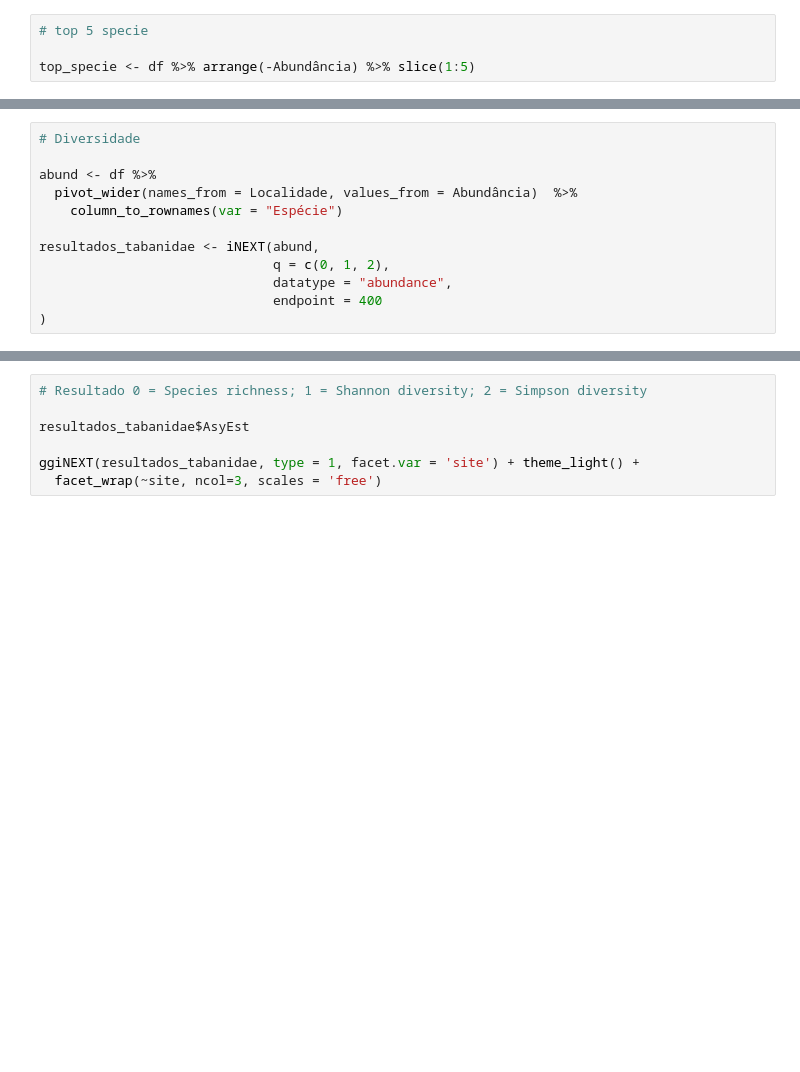
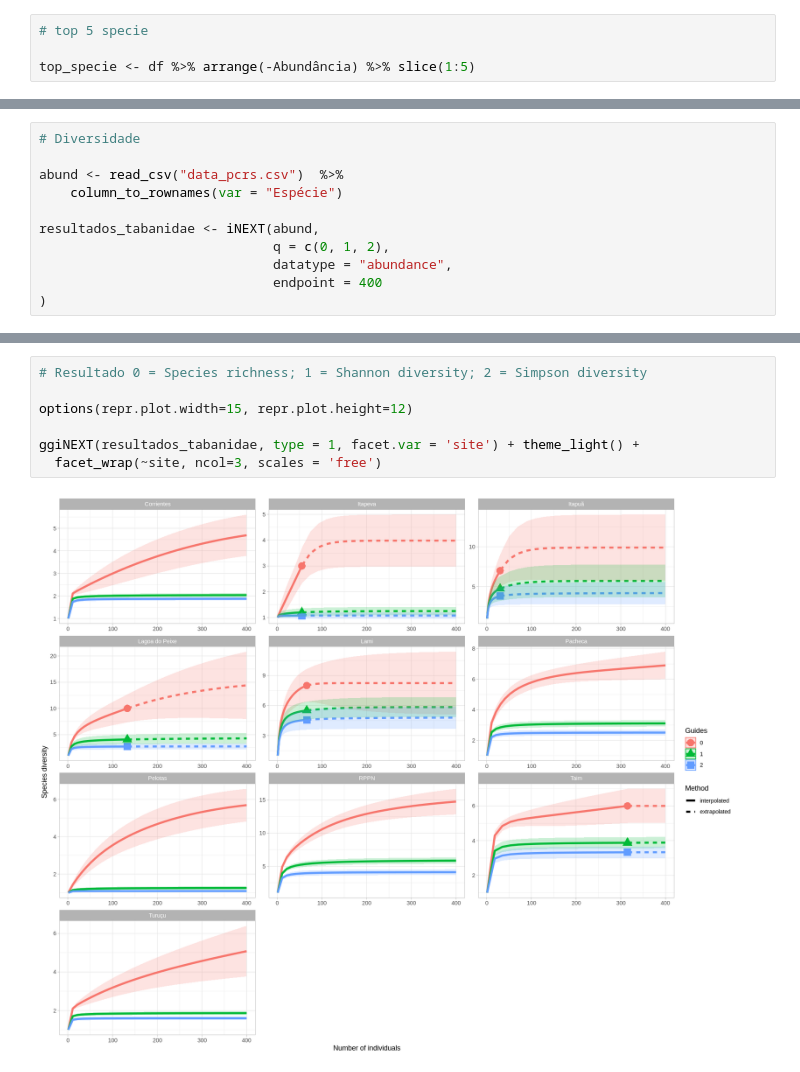
Before and after one commit to gratidutra/diversity_analysis, a Jupyter notebook: pcrs_tabanidae/diversidade.ipynb, the cells around one changed output, grey strips where cells are left out. Saved outputs shown, nothing was run; the diff lists cells and outputs as text; blank space fills up the shorter version.

```diff
--- a/pcrs_tabanidae/diversidade.ipynb
+++ b/pcrs_tabanidae/diversidade.ipynb
@@ -144,8 +210,7 @@ ggplot(rich_abund, aes(x = rich, y = abund)) +
 # %%
 # Diversidade
 
-abund <- df %>%
-  pivot_wider(names_from = Localidade, values_from = Abundância)  %>%
+abund <- read_csv("data_pcrs.csv")  %>%
     column_to_rownames(var = "Espécie")
 
 resultados_tabanidae <- iNEXT(abund,
@@ -156,7 +232,9 @@ resultados_tabanidae <- iNEXT(abund,
 # %%
 # Resultado 0 = Species richness; 1 = Shannon diversity; 2 = Simpson diversity
 
-resultados_tabanidae$AsyEst
+options(repr.plot.width=15, repr.plot.height=12)
 
 ggiNEXT(resultados_tabanidae, type = 1, facet.var = 'site') + theme_light() +
   facet_wrap(~site, ncol=3, scales = 'free')
+# %% [output]
+[figure, added]
```
Also changed, not shown: parts of 9 cells of this notebook, 5 other files.
